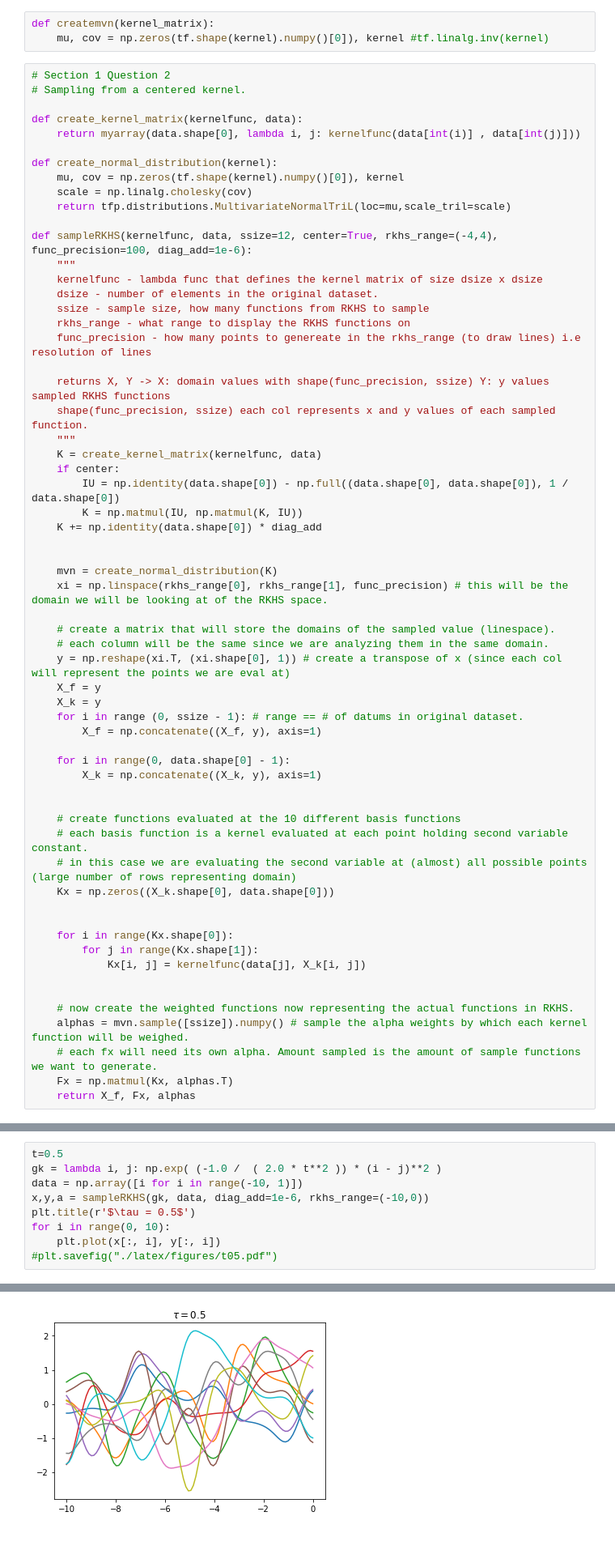
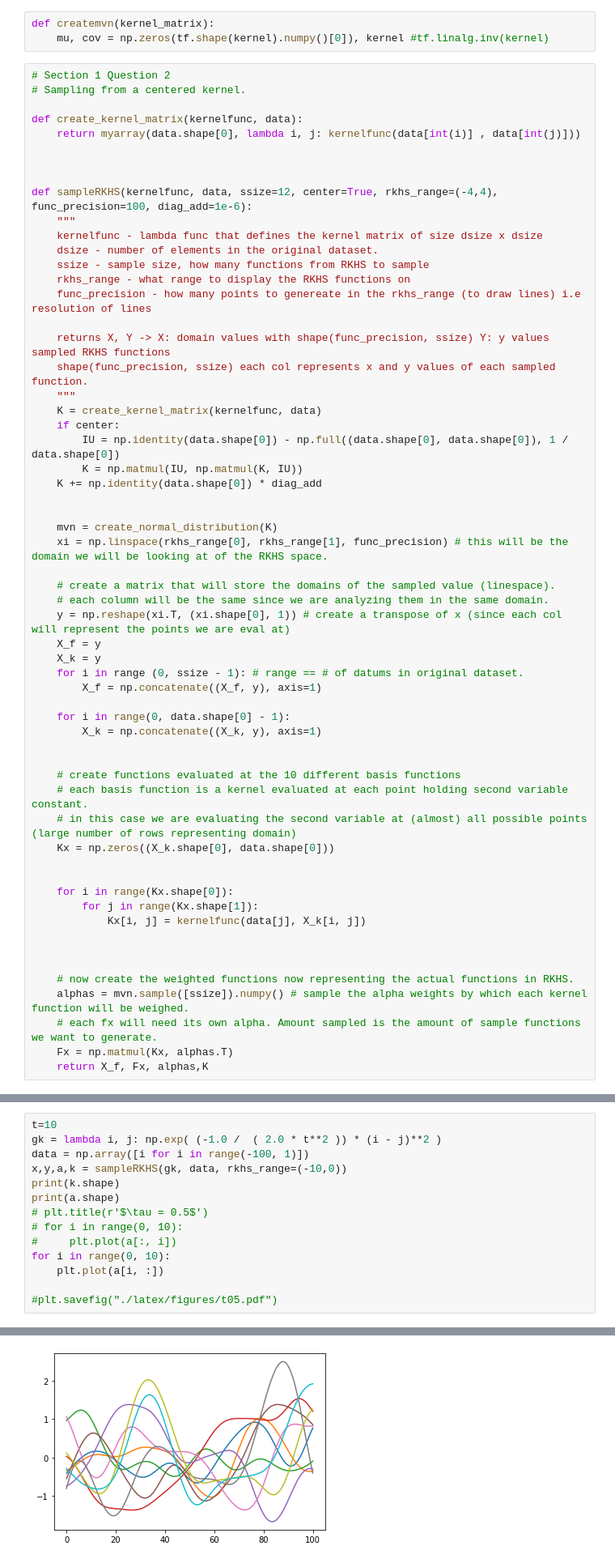
Before and after one commit to karasjoh000/KernelPCA, a Jupyter notebook: h2.ipynb, the cells around one changed output, grey strips where cells are left out. Shown at 81% size. Drawn from its saved outputs; the diff is of its cells as text; blank space fills up the shorter version.

```diff
--- a/h2.ipynb
+++ b/h2.ipynb
@@ -28,10 +28,7 @@ def createmvn(kernel_matrix):
 def create_kernel_matrix(kernelfunc, data):
     return myarray(data.shape[0], lambda i, j: kernelfunc(data[int(i)] , data[int(j)]))
 
-def create_normal_distribution(kernel):
-    mu, cov = np.zeros(tf.shape(kernel).numpy()[0]), kernel
-    scale = np.linalg.cholesky(cov)
-    return tfp.distributions.MultivariateNormalTriL(loc=mu,scale_tril=scale)
+
 
 def sampleRKHS(kernelfunc, data, ssize=12, center=True, rkhs_range=(-4,4), func_precision=100, diag_add=1e-6):
     """
@@ -77,8 +74,9 @@ def sampleRKHS(kernelfunc, data, ssize=12, center=True, rkhs_range=(-4,4), func_
             Kx[i, j] = kernelfunc(data[j], X_k[i, j])
 
 
+
     # now create the weighted functions now representing the actual functions in RKHS.
     alphas = mvn.sample([ssize]).numpy() # sample the alpha weights by which each kernel function will be weighed.
     # each fx will need its own alpha. Amount sampled is the amount of sample functions we want to generate.
     Fx = np.matmul(Kx, alphas.T)
-    return X_f, Fx, alphas
+    return X_f, Fx, alphas,K
@@ -85,10 +90,15 @@ def sampleRKHS(kernelfunc, data, ssize=12, center=True, rkhs_range=(-4,4), func_
 # %%
-t=0.5
+t=10
 gk = lambda i, j: np.exp( (-1.0 /  ( 2.0 * t**2 )) * (i - j)**2 )
-data = np.array([i for i in range(-10, 1)])
-x,y,a = sampleRKHS(gk, data, diag_add=1e-6, rkhs_range=(-10,0))
-plt.title(r'$\tau = 0.5$')
+data = np.array([i for i in range(-100, 1)])
+x,y,a,k = sampleRKHS(gk, data, rkhs_range=(-10,0))
+print(k.shape)
+print(a.shape)
+# plt.title(r'$\tau = 0.5$')
+# for i in range(0, 10):
+#     plt.plot(a[:, i])
 for i in range(0, 10):
-    plt.plot(x[:, i], y[:, i])
+    plt.plot(a[i, :])
+
 #plt.savefig("./latex/figures/t05.pdf")
 # %% [output]
@@ -95 +107 @@ for i in range(0, 10):
-[figure, old version]
+[figure, new version]
```
Also changed, not shown: parts of 8 cells of this notebook, 9 other files.
